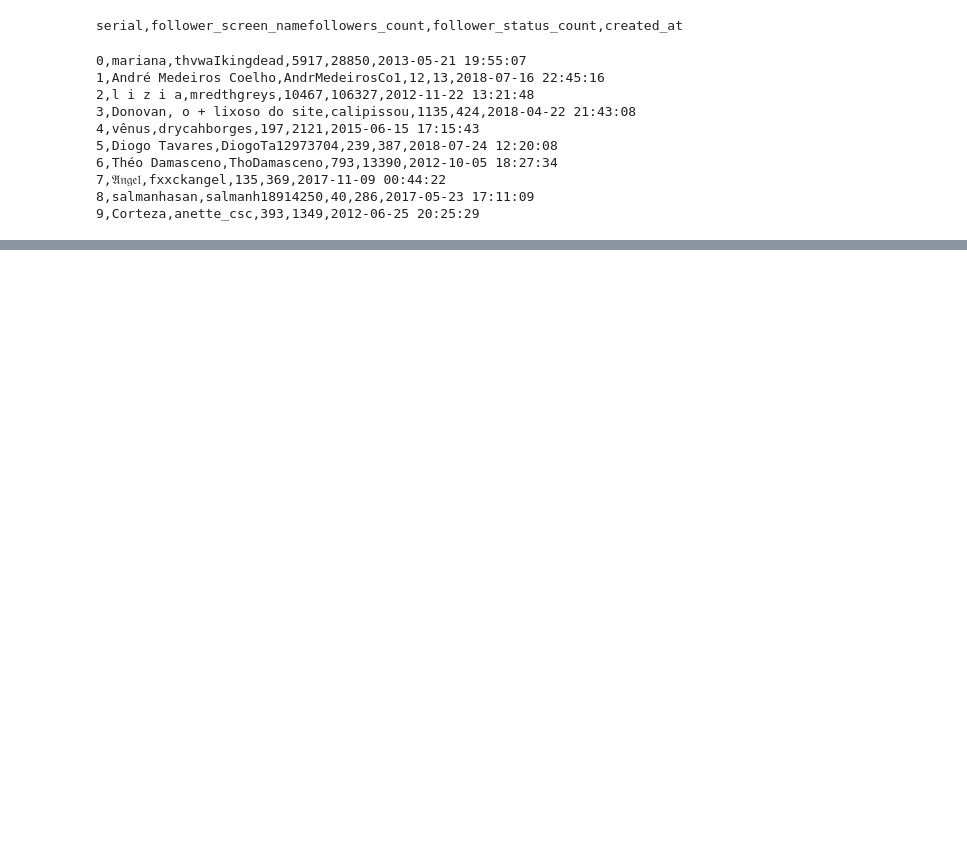
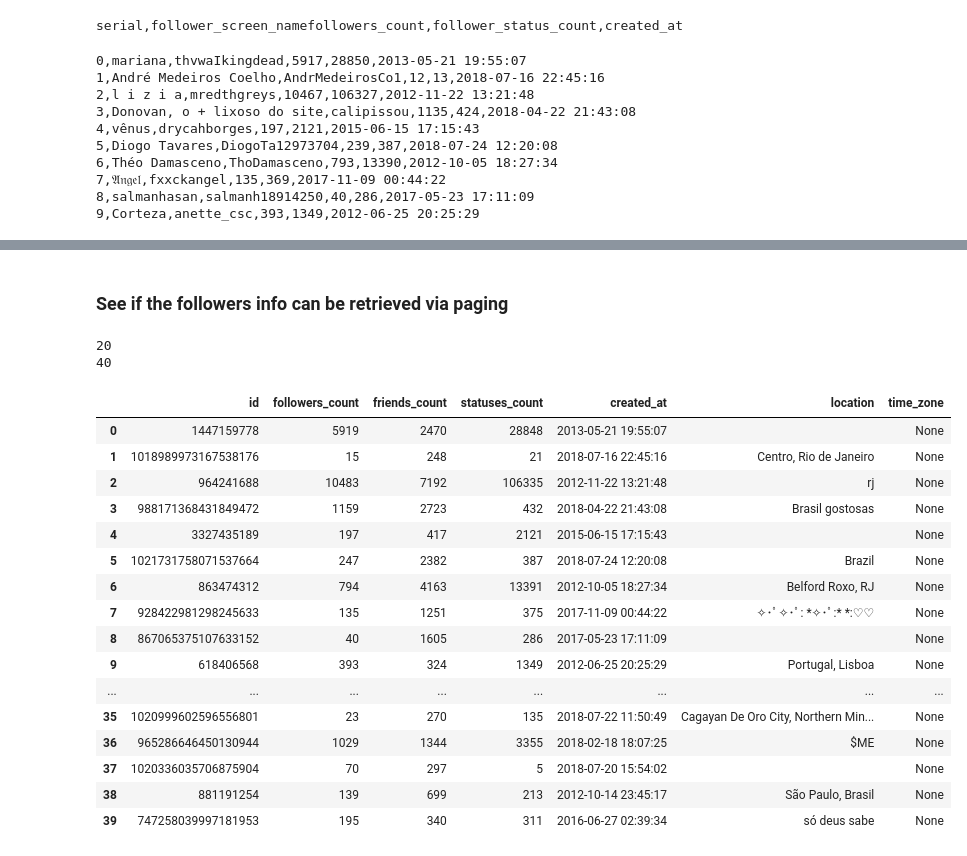
Before and after one commit to ayushxx7/SeleniumTesting, a Jupyter notebook: twitter_experiments/Twitter_Finalized/Untitled.ipynb, the cells around one changed output, grey strips where cells are left out. Cells and saved outputs as stored; diff of their text form; code cells hidden in the pictures; blank space fills up the shorter version.

```diff
--- a/twitter_experiments/Twitter_Finalized/Untitled.ipynb
+++ b/twitter_experiments/Twitter_Finalized/Untitled.ipynb
@@ -227,0 +328,4 @@ for page in tweepy.Cursor(api_dict['youthfoundationss@gmail.com'].followers_ids,
+# %%
+for follower in tweepy.Cursor(api_dict['youthfoundationss@gmail.com'].followers).items(1):
+    print(dir(follower))
+    print(follower.profile_image_url)
@@ -227,0 +463,26 @@ for page in tweepy.Cursor(api_dict['youthfoundationss@gmail.com'].followers_ids,
+# %% [markdown]
+### See if the followers info can be retrieved via paging
+# %%
+count = 0
+id_list = []
+followers_count_list = []
+friends_count_list = []
+statuses_count_list = []
+created_at_list = []
+location_list = []
+
+
+for page in tweepy.Cursor(api_dict['youthfoundationss@gmail.com'].followers, 'carlahome80', cursor = -1).pages():
+    for follower in page:
+        id_list.append(follower.id)
+        followers_count_list.append(follower.followers_count)
+        friends_count_list.append(follower.friends_count)
+        statuses_count_list.append(follower.statuses_count)
+        created_at_list.append(follower.created_at)
+        location_list.append(follower.location)
+        count += 1
+    print(count)
+    time.sleep(60)
+# %% [output]
+20
+40
@@ -227,0 +491,24 @@ for page in tweepy.Cursor(api_dict['youthfoundationss@gmail.com'].followers_ids,
+# %%
+# Stacking the lists column wise, so that they can fit in shape in the dataframe.
+df_details = pd.DataFrame(np.column_stack([id_list, followers_count_list, friends_count_list, statuses_count_list, created_at_list, location_list]),\
+                 columns = ['id', 'followers_count', 'friends_count', 'statuses_count', 'created_at', 'location'])
+# %%
+df_details
+# %% [output]
+|  | id | followers_count | friends_count | statuses_count | created_at | location | time_zone |
+| 0 | 1447159778 | 5919 | 2470 | 28848 | 2013-05-21 19:55:07 |  | None |
+| 1 | 1018989973167538176 | 15 | 248 | 21 | 2018-07-16 22:45:16 | Centro, Rio de Janeiro | None |
+| 2 | 964241688 | 10483 | 7192 | 106335 | 2012-11-22 13:21:48 | rj | None |
+| 3 | 988171368431849472 | 1159 | 2723 | 432 | 2018-04-22 21:43:08 | Brasil gostosas | None |
+| 4 | 3327435189 | 197 | 417 | 2121 | 2015-06-15 17:15:43 |  | None |
+| 5 | 1021731758071537664 | 247 | 2382 | 387 | 2018-07-24 12:20:08 | Brazil | None |
+| 6 | 863474312 | 794 | 4163 | 13391 | 2012-10-05 18:27:34 | Belford Roxo, RJ | None |
+| 7 | 928422981298245633 | 135 | 1251 | 375 | 2017-11-09 00:44:22 | ✧･ﾟ✧･ﾟ: *✧･ﾟ:* *:♡♡ | None |
+| 8 | 867065375107633152 | 40 | 1605 | 286 | 2017-05-23 17:11:09 |  | None |
+| 9 | 618406568 | 393 | 324 | 1349 | 2012-06-25 20:25:29 | Portugal, Lisboa | None |
+| ... | ... | ... | ... | ... | ... | ... | ... |
+| 35 | 1020999602596556801 | 23 | 270 | 135 | 2018-07-22 11:50:49 | Cagayan De Oro City, Northern Min... | None |
+| 36 | 965286646450130944 | 1029 | 1344 | 3355 | 2018-02-18 18:07:25 | $ME | None |
+| 37 | 1020336035706875904 | 70 | 297 | 5 | 2018-07-20 15:54:02 |  | None |
+| 38 | 881191254 | 139 | 699 | 213 | 2012-10-14 23:45:17 | São Paulo, Brasil | None |
+| 39 | 747258039997181953 | 195 | 340 | 311 | 2016-06-27 02:39:34 | só deus sabe | None |
```
Also changed, not shown: parts of 22 cells of this notebook.
